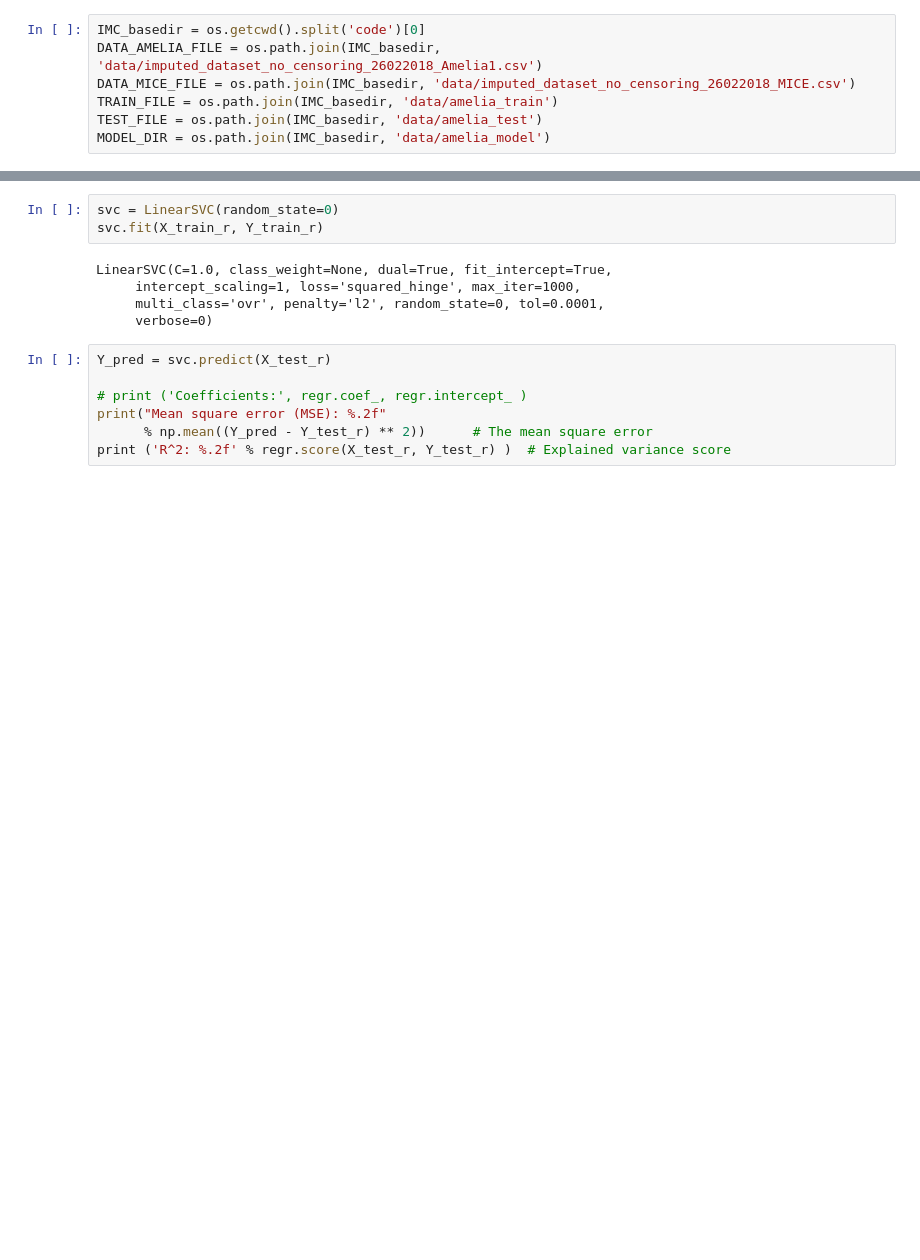
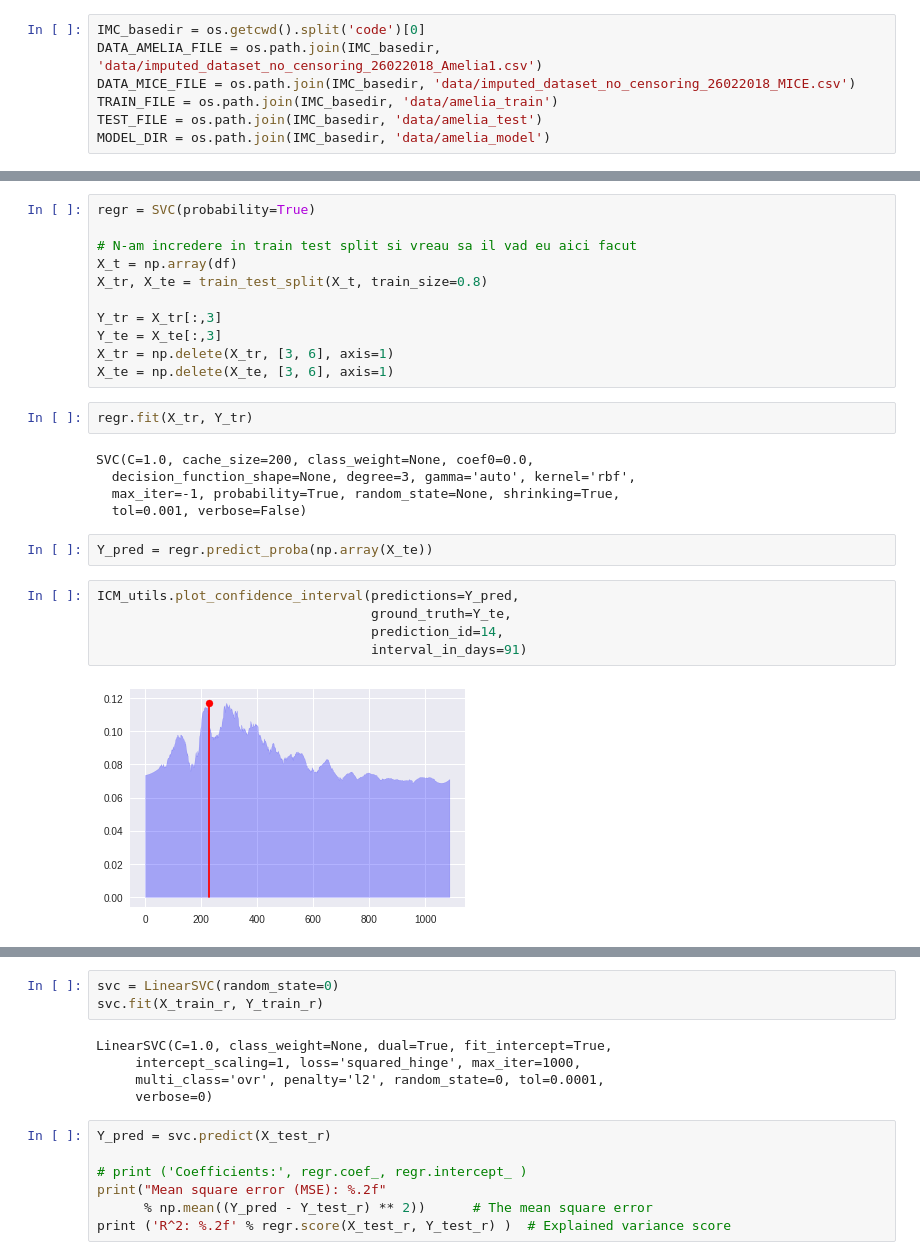
Before and after one commit to patricieni/ICM, a Jupyter notebook: code/notebooks/Neural Network exploration v1.ipynb, the cells around one changed output, grey strips where cells are left out. Drawn from its saved outputs; the diff is of its cells as text; blank space fills up the shorter version.

```diff
--- a/code/notebooks/Neural Network exploration v1.ipynb
+++ b/code/notebooks/Neural Network exploration v1.ipynb
@@ -143,0 +129,27 @@ R^2: 0.00
+# %%
+regr = SVC(probability=True)
+
+# N-am incredere in train test split si vreau sa il vad eu aici facut
+X_t = np.array(df)
+X_tr, X_te = train_test_split(X_t, train_size=0.8)
+
+Y_tr = X_tr[:,3]
+Y_te = X_te[:,3]
+X_tr = np.delete(X_tr, [3, 6], axis=1)
+X_te = np.delete(X_te, [3, 6], axis=1)
+# %%
+regr.fit(X_tr, Y_tr)
+# %% [output]
+SVC(C=1.0, cache_size=200, class_weight=None, coef0=0.0,
+  decision_function_shape=None, degree=3, gamma='auto', kernel='rbf',
+  max_iter=-1, probability=True, random_state=None, shrinking=True,
+  tol=0.001, verbose=False)
+# %%
+Y_pred = regr.predict_proba(np.array(X_te))
+# %%
+ICM_utils.plot_confidence_interval(predictions=Y_pred,
+                                   ground_truth=Y_te,
+                                   prediction_id=14,
+                                   interval_in_days=91)
+# %% [output]
+[figure, added]
```
Also changed, not shown: parts of 49 cells of this notebook, 2 other files.
